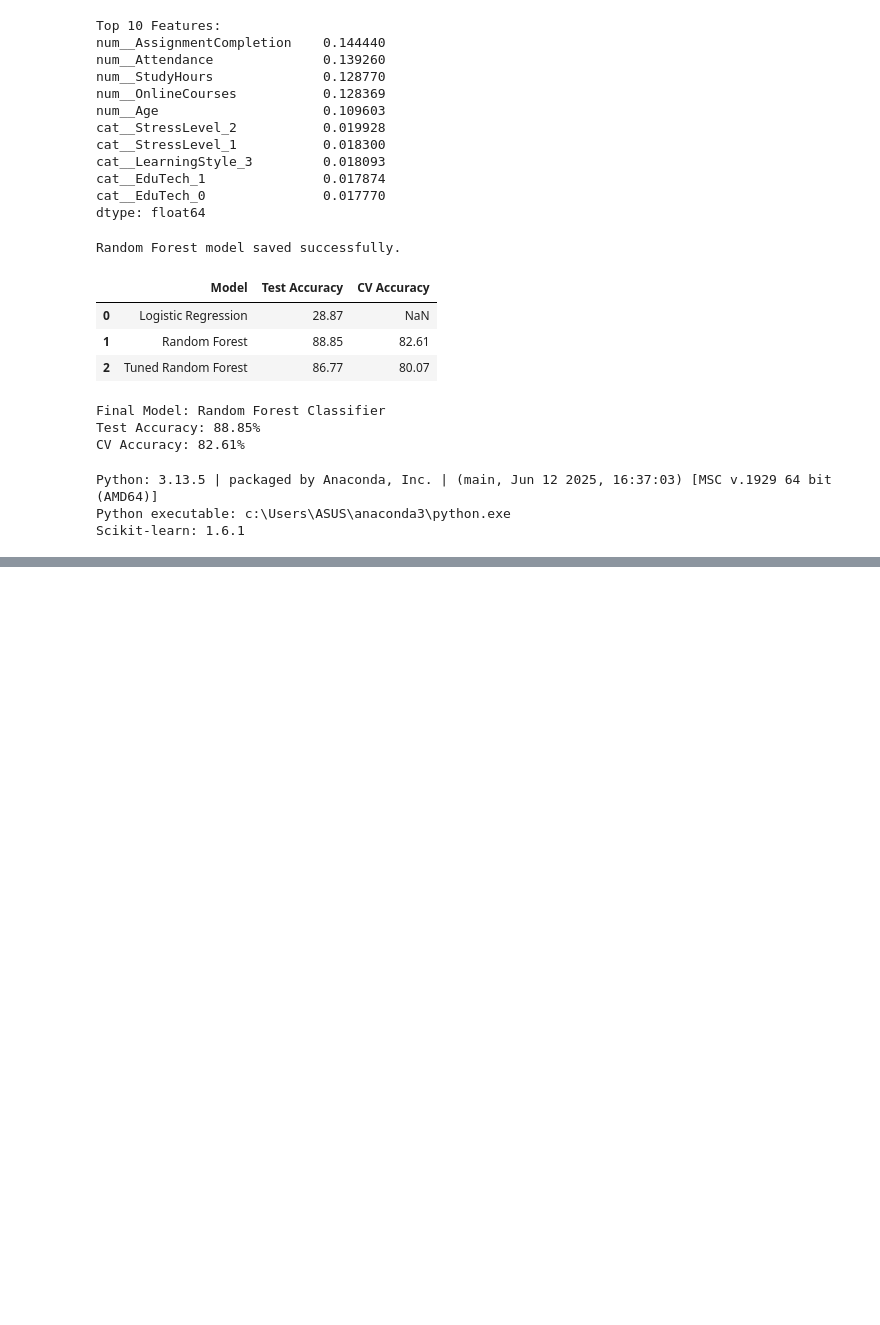
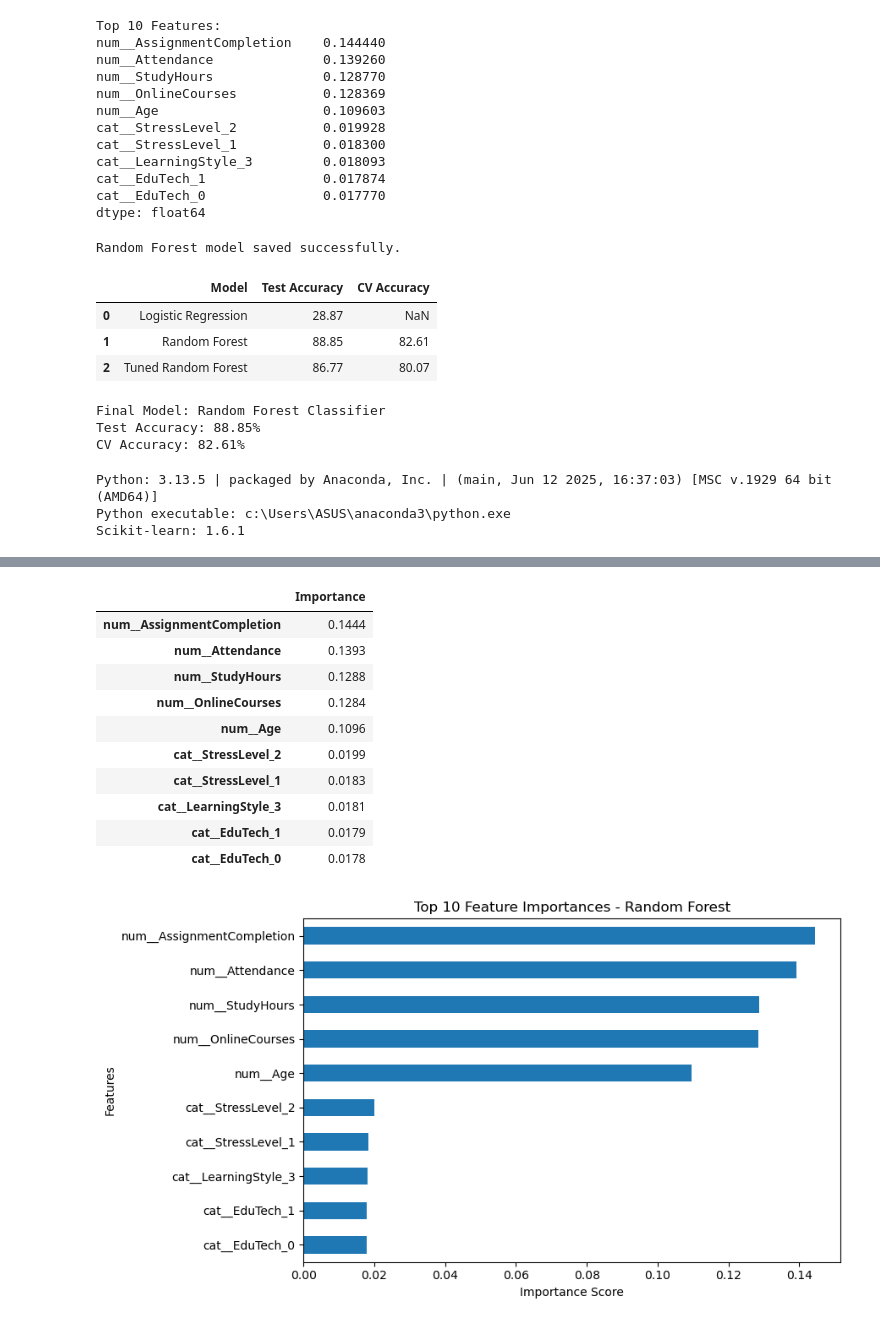
Before and after one commit to RealAmitKumarShaw/AI-LMS, a Jupyter notebook: ml-service/notebooks/03_model_training.ipynb, the cells around one changed output, grey strips where cells are left out. Cells and saved outputs as stored; diff of their text form; code cells hidden in the pictures; blank space fills up the shorter version.

```diff
--- a/ml-service/notebooks/03_model_training.ipynb
+++ b/ml-service/notebooks/03_model_training.ipynb
@@ -334,0 +383,43 @@ Scikit-learn: 1.6.1
+# %%
+
+import pandas as pd
+import matplotlib.pyplot as plt
+from IPython.display import display as show_table
+
+# Calculate feature importance
+importance = pd.Series(
+    final_model.feature_importances_,
+    index=X_train.columns
+).sort_values(ascending=False)
+
+# Display top 10 features
+show_table(
+    importance.head(10)
+    .to_frame("Importance")
+    .round(4)
+)
+
+# Plot top 10 feature importances
+importance.head(10).sort_values().plot(
+    kind="barh",
+    figsize=(9, 5),
+    title="Top 10 Feature Importances - Random Forest"
+)
+
+plt.xlabel("Importance Score")
+plt.ylabel("Features")
+plt.tight_layout()
+plt.show()
+# %% [output]
+|  | Importance |
+| num__AssignmentCompletion | 0.1444 |
+| num__Attendance | 0.1393 |
+| num__StudyHours | 0.1288 |
+| num__OnlineCourses | 0.1284 |
+| num__Age | 0.1096 |
+| cat__StressLevel_2 | 0.0199 |
+| cat__StressLevel_1 | 0.0183 |
+| cat__LearningStyle_3 | 0.0181 |
+| cat__EduTech_1 | 0.0179 |
+| cat__EduTech_0 | 0.0178 |
+[figure, added]
```
Also changed, not shown: parts of 4 cells of this notebook.
